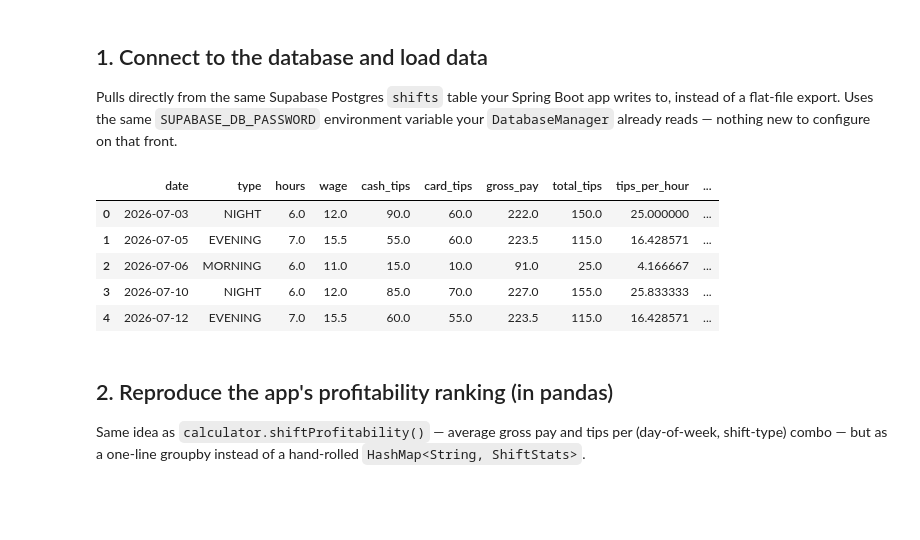
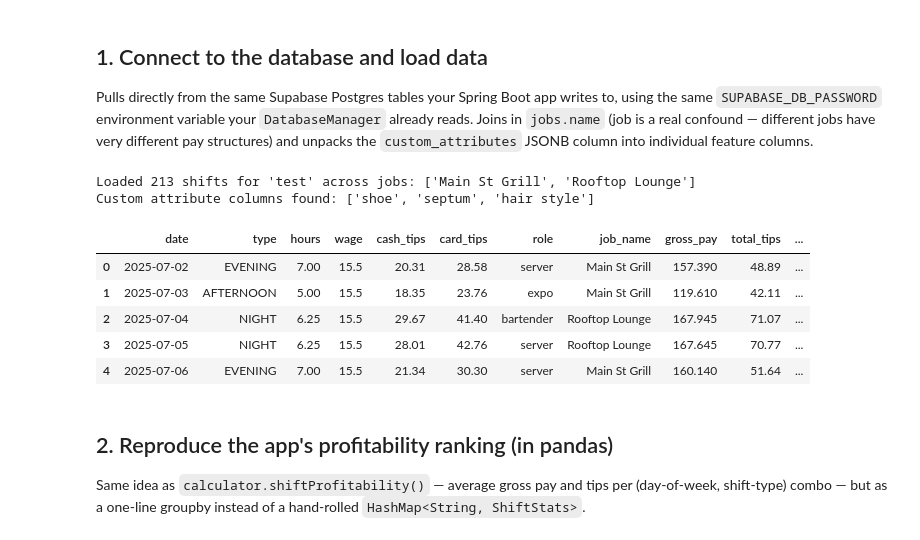
Before and after one commit to cole-evans19/FinanceTracker, a Jupyter notebook: analysis/shift_analysis.ipynb, the cells around one changed output. Drawn from its saved outputs; the diff is of its cells as text; code cells hidden in the pictures; blank space fills up the shorter version.

Commit message:
complete analysis notebook using python

```diff
--- a/analysis/shift_analysis.ipynb
+++ b/analysis/shift_analysis.ipynb
@@ -11,52 +17,89 @@ columns: `date, type, hours, wage, cash_tips, card_tips`, no header row.
 # %% [markdown]
 ## 1. Connect to the database and load data
 
-Pulls directly from the same Supabase Postgres `shifts` table your Spring Boot
-app writes to, instead of a flat-file export. Uses the same
-`SUPABASE_DB_PASSWORD` environment variable your `DatabaseManager` already
-reads — nothing new to configure on that front.
+Pulls directly from the same Supabase Postgres tables your Spring Boot app
+writes to, using the same `SUPABASE_DB_PASSWORD` environment variable your
+`DatabaseManager` already reads. Joins in `jobs.name` (job is a real
+confound — different jobs have very different pay structures) and unpacks
+the `custom_attributes` JSONB column into individual feature columns.
 # %%
 import os
+import json
 import pandas as pd
 import numpy as np
 import matplotlib.pyplot as plt
 from scipy import stats
 import statsmodels.formula.api as smf
 from sqlalchemy import create_engine
 
 # --- Fill these in from the same values your Java DatabaseManager uses ---
 DB_USER = "postgres.sgjfjjgstkoufgdfmcpm"   # Supabase session pooler user, e.g. postgres.abcxyz123
 DB_HOST = "aws-0-us-west-2.pooler.supabase.com"  # session pooler host from your Supabase dashboard
 DB_PORT = "5432"
 DB_NAME = "postgres"
 DB_PASSWORD = os.environ["SUPABASE_DB_PASSWORD"]  # same env var your Java app reads
 
+# Which account's data to analyze. Mixing accounts together would confound
+# everything below (different people/venues, different baseline pay) --
+# same reasoning as scoping by job.
+TARGET_USERNAME = "test"
+
 engine = create_engine(
     f"postgresql+psycopg2://{DB_USER}:{DB_PASSWORD}@{DB_HOST}:{DB_PORT}/{DB_NAME}"
 )
 
-# Adjust table/column names if yours differ (check your ShiftDAO / schema.sql)
+# Join in job name (job is a real confound -- e.g. NIGHT shifts only ever
+# happen at one venue in the sample data, so "type" and "job" are otherwise
+# entangled) and scope to one account.
 query = """
-    SELECT date, type, hours, wage, cash_tips, card_tips
-    FROM shifts
-    ORDER BY date
+    SELECT s.date, s.type, s.hours, s.wage, s.cash_tips, s.card_tips,
+           s.role, s.custom_attributes, j.name AS job_name
+    FROM shifts s
+    JOIN jobs j ON s.job_id = j.id
+    JOIN users u ON s.user_id = u.id
+    WHERE u.username = %(username)s
+    ORDER BY s.date
 """
-df = pd.read_sql(query, engine)
+df = pd.read_sql(query, engine, params={"username": TARGET_USERNAME})
 
 df["date"] = pd.to_datetime(df["date"])
 df["gross_pay"] = df["hours"] * df["wage"] + df["cash_tips"] + df["card_tips"]
 df["total_tips"] = df["cash_tips"] + df["card_tips"]
 df["tips_per_hour"] = df["total_tips"] / df["hours"]
 df["day_of_week"] = df["date"].dt.day_name()
 
+# custom_attributes comes back from psycopg2/SQLAlchemy as either a dict
+# (JSONB auto-decoded) or a JSON string, depending on driver version --
+# handle both so this doesn't break on a driver upgrade.
+def _to_dict(value):
+    if value is None:
+        return {}
+    if isinstance(value, dict):
+        return value
+    return json.loads(value)
+
+attrs = df["custom_attributes"].apply(_to_dict)
+attrs_df = pd.json_normalize(attrs)
+
+# Merge the flattened attribute columns back onto the main frame. Any shift
+# missing a given attribute (e.g. added before that field existed) gets NaN,
+# which is the correct "unknown", not "false" or "none".
+df = pd.concat([df.drop(columns=["custom_attributes"]), attrs_df], axis=1)
+
+print(f"Loaded {len(df)} shifts for '{TARGET_USERNAME}' "
+      f"across jobs: {sorted(df['job_name'].unique())}")
+print(f"Custom attribute columns found: {list(attrs_df.columns)}")
+
 df.sort_values("date").head()
 # %% [output]
+Loaded 213 shifts for 'test' across jobs: ['Main St Grill', 'Rooftop Lounge']
+Custom attribute columns found: ['shoe', 'septum', 'hair style']
-|  | date | type | hours | wage | cash_tips | card_tips | gross_pay | total_tips | tips_per_hour | ... |
-| 0 | 2026-07-03 | NIGHT | 6.0 | 12.0 | 90.0 | 60.0 | 222.0 | 150.0 | 25.000000 | ... |
-| 1 | 2026-07-05 | EVENING | 7.0 | 15.5 | 55.0 | 60.0 | 223.5 | 115.0 | 16.428571 | ... |
-| 2 | 2026-07-06 | MORNING | 6.0 | 11.0 | 15.0 | 10.0 | 91.0 | 25.0 | 4.166667 | ... |
-| 3 | 2026-07-10 | NIGHT | 6.0 | 12.0 | 85.0 | 70.0 | 227.0 | 155.0 | 25.833333 | ... |
-| 4 | 2026-07-12 | EVENING | 7.0 | 15.5 | 60.0 | 55.0 | 223.5 | 115.0 | 16.428571 | ... |
+|  | date | type | hours | wage | cash_tips | card_tips | role | job_name | gross_pay | total_tips | ... |
+| 0 | 2025-07-02 | EVENING | 7.00 | 15.5 | 20.31 | 28.58 | server | Main St Grill | 157.390 | 48.89 | ... |
+| 1 | 2025-07-03 | AFTERNOON | 5.00 | 15.5 | 18.35 | 23.76 | expo | Main St Grill | 119.610 | 42.11 | ... |
+| 2 | 2025-07-04 | NIGHT | 6.25 | 15.5 | 29.67 | 41.40 | bartender | Rooftop Lounge | 167.945 | 71.07 | ... |
+| 3 | 2025-07-05 | NIGHT | 6.25 | 15.5 | 28.01 | 42.76 | server | Rooftop Lounge | 167.645 | 70.77 | ... |
+| 4 | 2025-07-06 | EVENING | 7.00 | 15.5 | 21.34 | 30.30 | server | Main St Grill | 160.140 | 51.64 | ... |
 # %% [markdown]
 ## 2. Reproduce the app's profitability ranking (in pandas)
 
```
Also changed, not shown: parts of 15 cells of this notebook, 3 other files.
